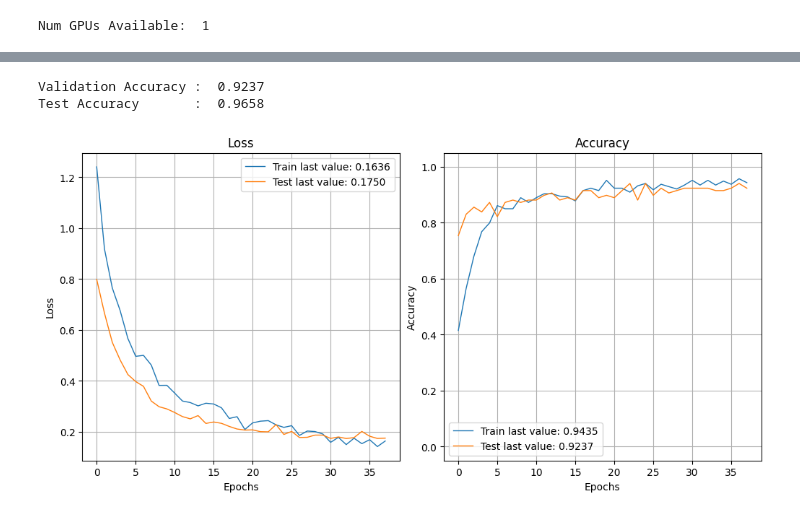
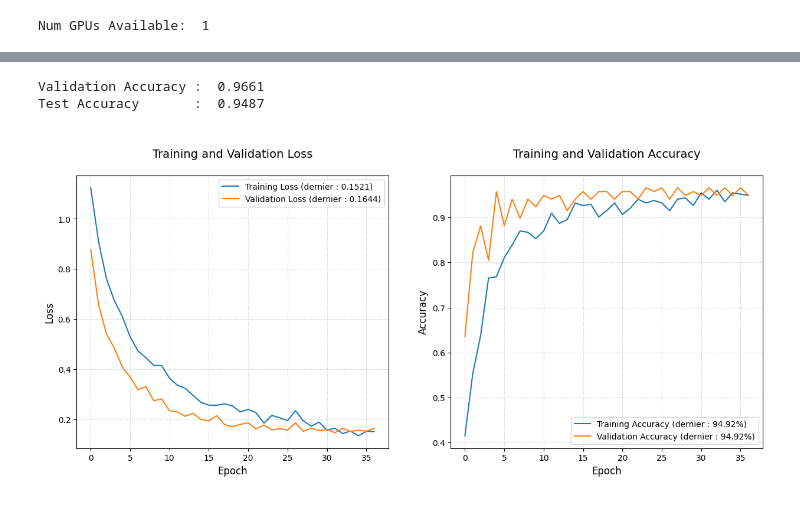
Before and after one commit to BiGHeaDMaX/Identifier-Races-Chiens-avec-TensorFlow, a Jupyter notebook: 03 - Transfert learning.ipynb, the cells around one changed output, grey strips where cells are left out. Saved outputs shown, nothing was run; the diff lists cells and outputs as text; code cells hidden in the pictures.

Commit message:
Implémentation perso de plot history

```diff
--- a/03 - Transfert learning.ipynb
+++ b/03 - Transfert learning.ipynb
@@ -40,8 +42,11 @@ input_folder = "dogs_small"
 
 output_folder = input_folder + "_splited"
 
+# Nombre de sous dossiers, autrement dit : nombre de classe
+# je mets cette valeur de côté, on en aura besoin pour la structure du modèle
+nb_classes = len(os.listdir(input_folder))
 
-# Si le dossier existe déjà (précédente sauvagarde)
+# Si le dossier existe déjà
 # suppression du dossier et de son contenu avec shutil
 if os.path.exists(output_folder):
     shutil.rmtree(output_folder)
@@ -145,7 +133,7 @@ def create_model_fct2() :
                 GlobalAveragePooling2D(),
                 Dense(256, activation='relu'),
                 Dropout(0.5),
-                Dense(3, activation='softmax')  # 4 (nombre de classes)
+                Dense(nb_classes, activation='softmax')  # nb_classes : nombre de classes
                 ])
 
     # compilation du modèle
@@ -245,13 +226,33 @@ print("Validation Accuracy :  {:.4f}".format(accuracy))
 loss, accuracy = model.evaluate(dataset_test, verbose=False)
 print("Test Accuracy       :  {:.4f}".format(accuracy))
 # %% [output]
-Validation Accuracy :  0.9237
-Test Accuracy       :  0.9658
+Validation Accuracy :  0.9661
+Test Accuracy       :  0.9487
-# %%
-
-
-show_history(history)
-plot_history(history, path="standard.png")
-plt.close()
-# %% [output]
-[figure, removed]
+# %%
+# Accéder au dictionnaire contenant les métriques
+metrics_dict = history.history
+
+# Graphique des résultats d'entraînement :
+fig, (ax1, ax2) = plt.subplots(1, 2, figsize=(15, 6))
+
+# Tracer la courbe de perte d'entraînement et de validation
+ax1.plot(metrics_dict['loss'], label=f'Training Loss (dernier : {metrics_dict["loss"][-1]:.4f})')
+ax1.plot(metrics_dict['val_loss'], label=f'Validation Loss (dernier : {metrics_dict["val_loss"][-1]:.4f})')
+ax1.set_xlabel('Epoch', fontsize=12)
+ax1.set_ylabel('Loss', fontsize=12)
+ax1.legend()
+ax1.set_title('\nTraining and Validation Loss\n', fontsize=14)
+ax1.grid(True, linestyle=':', alpha=0.8)
+
+# Tracer la courbe d'accuracy d'entraînement et de validation
+ax2.plot(metrics_dict['accuracy'], label=f'Training Accuracy (dernier : {metrics_dict["accuracy"][-1]*100:.2f}%)')
+ax2.plot(metrics_dict['val_accuracy'], label=f'Validation Accuracy (dernier : {metrics_dict["val_accuracy"][-1]*100:.2f}%)')
+ax2.set_xlabel('Epoch', fontsize=12)
+ax2.set_ylabel('Accuracy', fontsize=12)
+ax2.legend()
+ax2.set_title('\nTraining and Validation Accuracy\n', fontsize=14)
+ax2.grid(True, linestyle=':', alpha=0.8)
+
+plt.show()
+# %% [output]
+[figure, added]
```
Also changed, not shown: parts of 8 cells of this notebook.
